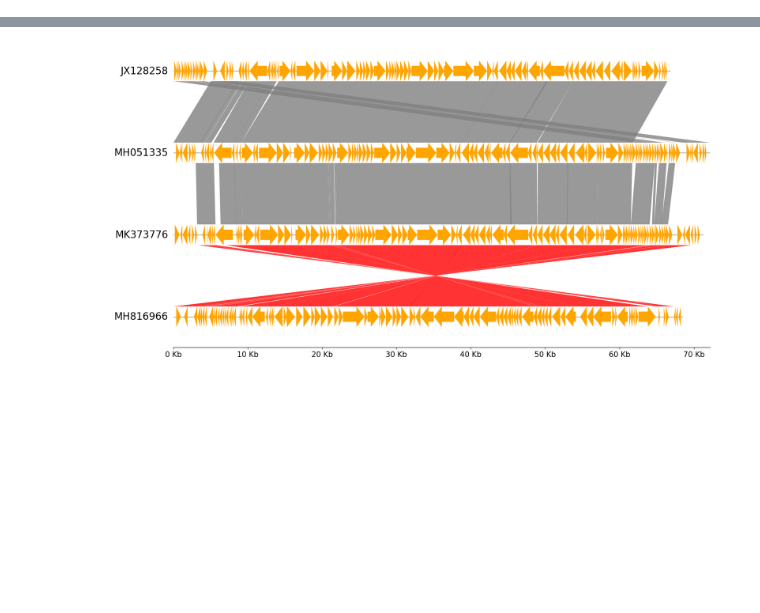
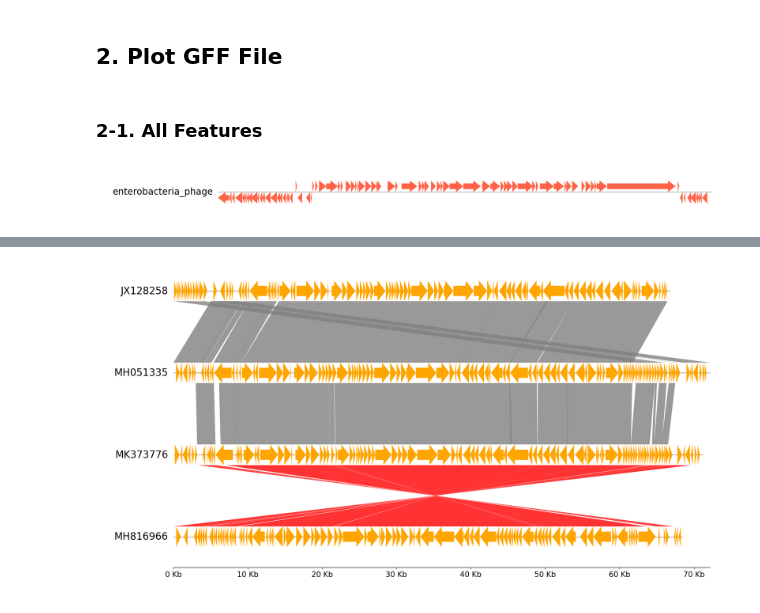
Before and after one commit to moshi4/pyGenomeViz, a Jupyter notebook: docs/api-examples/practical_example.ipynb, the cells around one changed output, grey strips where cells are left out. Cells and saved outputs as stored; diff of their text form; code cells hidden in the pictures; blank space fills up the shorter version.

```diff
--- a/docs/api-examples/practical_example.ipynb
+++ b/docs/api-examples/practical_example.ipynb
@@ -39,0 +69,19 @@ fig = gv.plotfig()
+# %% [markdown]
+## 2. Plot GFF File
+# %% [markdown]
+### 2-1. All Features
+# %%
+from pygenomeviz import Gff, GenomeViz, load_example_gff
+
+# Load GFF file
+gff_file = load_example_gff("enterobacteria_phage.gff")
+gff = Gff(gff_file)
+
+# Plot GFF features
+gv = GenomeViz(fig_track_height=0.7)
+track = gv.add_feature_track(name=gff.name, size=gff.range_size)
+track.add_gff_features(gff, plotstyle="arrow", facecolor="tomato")
+
+fig = gv.plotfig()
+# %% [output]
+[figure, added]
```
Also changed, not shown: parts of 19 cells of this notebook, 19 other files.
